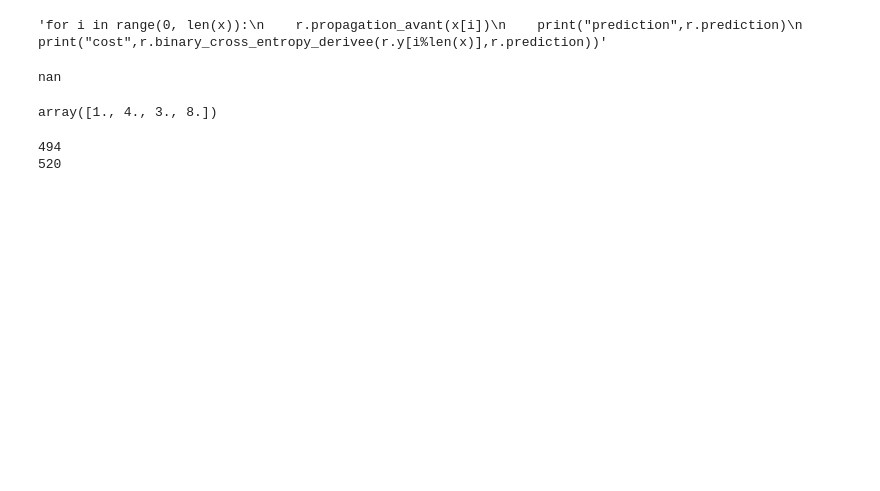
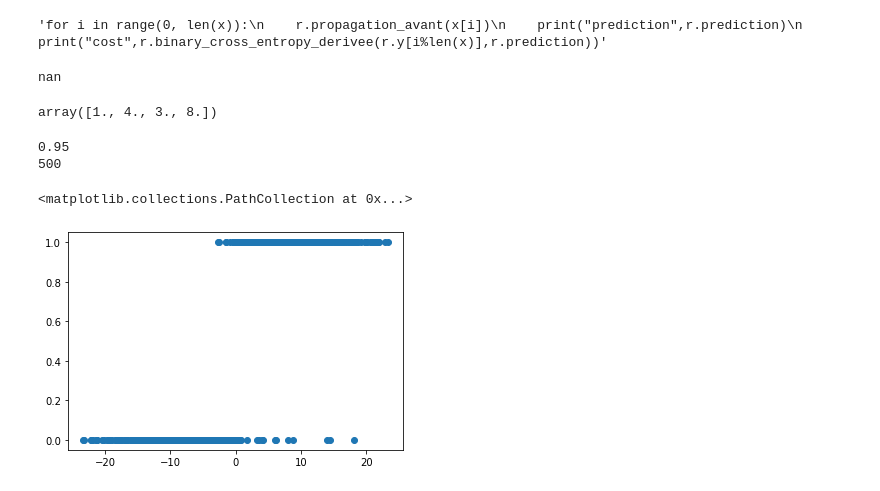
Before and after one commit to plicence/Dm, a Jupyter notebook: Untitled.ipynb, the cells around one changed output. Saved outputs shown, nothing was run; the diff lists cells and outputs as text; code cells hidden in the pictures; blank space fills up the shorter version.

```diff
--- a/Untitled.ipynb
+++ b/Untitled.ipynb
@@ -142,13 +142,13 @@ class ReseauNeurones:
 
     def descente_de_gradient(self, taux_apprentissage):
         k = 0
-        max_iter = 5000
+        max_iter = 1000
         vecteur_prediction= np.ones(self.taille)
         while k < max_iter :
             self.propagation_avant(self.x[k%self.taille])
             #print("------> RPREDICTION " ,self.prediction)
             print(k, self.hinge_loss_derivee(self.y[k%self.taille],self.prediction))
-            self.retropropagation([self.cross_entropy_derivee(self.y[k%self.taille],self.prediction)])
+            self.retropropagation([self.binary_cross_entropy_derivee(self.y[k%self.taille],self.prediction)])
             #print(self.y[k%self.taille])
             #print(self.prediction)
             self.pas_gradient(0.01)
@@ -407,8 +428,13 @@ for i in range(0,1000) :
     #print("prediction", jsp[i])
     if y[i] == jsp[i]:
         moy += 1
-print(moy)
+print(moy/1000)
 print(res)
 # %% [output]
-494
-520
+0.95
+500
+# %%
+plt.scatter(z, jsp)
+# %% [output]
+<matplotlib.collections.PathCollection at 0x...>
+[figure, added]
```
Also changed, not shown: parts of 4 cells of this notebook.
